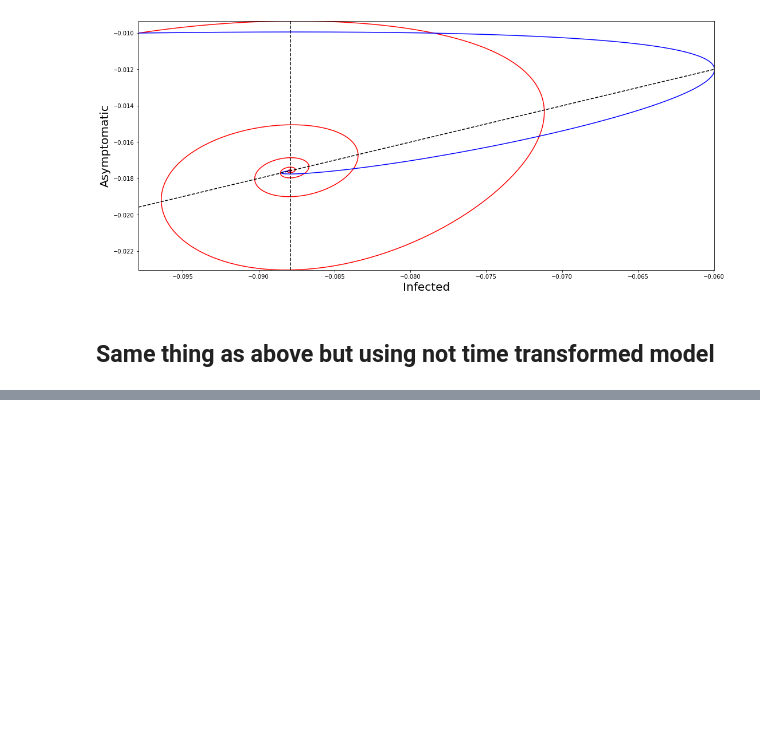
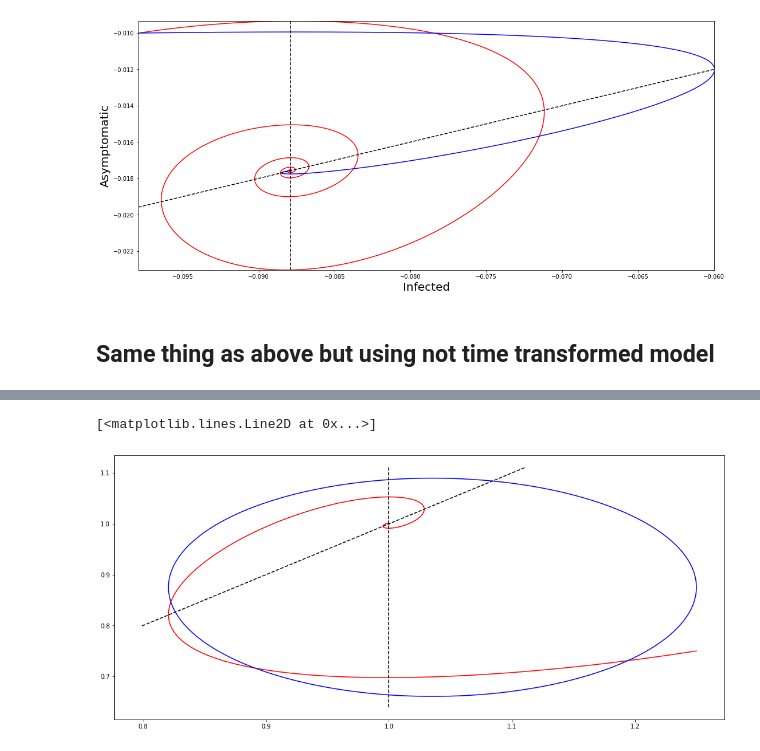
Before and after one commit to holiday-pettijohn/COVID-Tracking-Biola-Summer, a Jupyter notebook: Code/Feedback Paper Code/Linear Approximation Proving.ipynb, the cells around one changed output, grey strips where cells are left out. Cells and saved outputs as stored; diff of their text form; code cells hidden in the pictures; blank space fills up the shorter version.

```diff
--- a/Code/Feedback Paper Code/Linear Approximation Proving.ipynb
+++ b/Code/Feedback Paper Code/Linear Approximation Proving.ipynb
@@ -277,0 +322,62 @@ x stable:  1.0551181986832046
+# %%
+def odeDrawerTest1(start, time, p, speed=.1): #using the equations
+    y = np.zeros(time)
+    x = np.zeros(time)
+    y[0] = start[1]
+    x[0] = start[0]
+    for i in range(1, time): #just iterate equations
+        yDot = y[i-1] - x[i-1]*y[i-1]
+        xDot = y[i-1] - x[i-1]
+        y[i] = speed*yDot + y[i-1]
+        x[i] = speed*xDot + x[i-1]
+    return x,y
+
+def odeDrawerTest2(start, time, p, speed=.1): #using the equations,
+    y = np.zeros(time)
+    x = np.zeros(time)
+    y[0] = start[1]
+    x[0] = start[0]
+    for i in range(1, time): #just iterate equations
+        yDot = y[i-1]*(1-x[i-1]-y[i-1])
+        xDot = (y[i-1]-1)*(y[i-1]+x[i-1])
+        y[i] = speed*yDot + y[i-1]
+        x[i] = speed*xDot + x[i-1]
+    return x,y
+
+params = []
+
+startPoint = [1.25, .75]
+
+fig, ax = plt.subplots(figsize=(18,8))
+
+
+
+x1, y1 = odeDrawerTest1(startPoint, 10000, params, speed=.01)
+
+
+xCenter = (max(x1) + min(x1))/2
+yCenter = (max(y1) + min(y1))/2
+radius = max(max(x1)-min(x1), max(y1)-min(y1))/2 #optimal radius
+
+degr = np.arange(0, np.pi*2, np.pi*2 / 1000)
+
+xC = radius*np.cos(degr) + xCenter
+yC = radius*np.sin(degr) + yCenter
+
+ax.plot(x1,y1, color="red") #non linear model
+ax.plot(xC, yC, color="blue") #the bounding circle?
+
+
+#stable lines
+[xMin, xMax] = ax.get_xlim()
+[yMin, yMax] = ax.get_ylim()
+
+#diagline stable point draw
+stableMin = max(xMin, yMin)
+stableMax = min(xMax, yMax)
+
+ax.plot([stableMin, stableMax], [stableMin, stableMax], linestyle="dashed", color="black") #y = x
+ax.plot([1, 1], [yMin, yMax], linestyle="dashed", color="black") #y = 1
+# %% [output]
+[<matplotlib.lines.Line2D at 0x...>]
+[figure, added]
```
Also changed, not shown: parts of 2 cells of this notebook.
